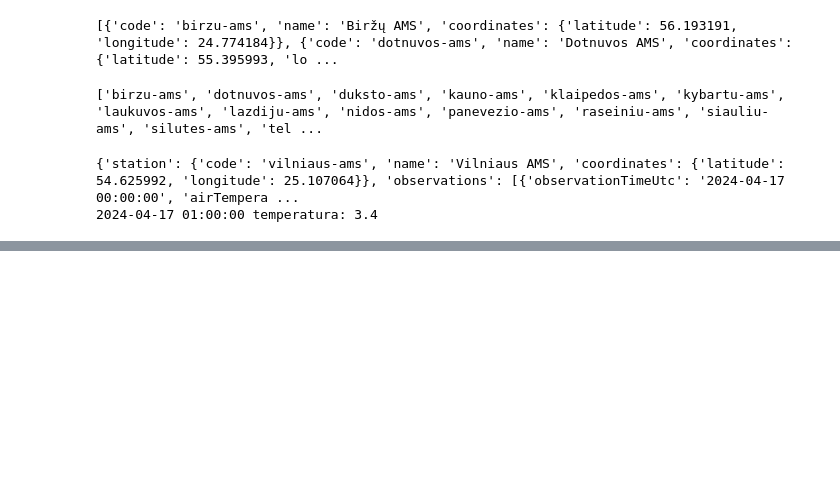
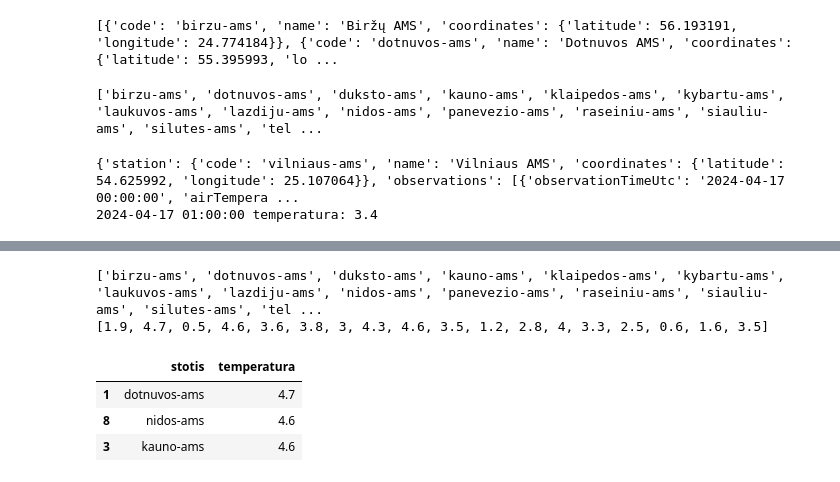
Before and after one commit to Sarunaskaz/JupiterNoteBooks, a Jupyter notebook: 21_boxplot.ipynb, the cells around one changed output, grey strips where cells are left out. Saved outputs shown, nothing was run; the diff lists cells and outputs as text; code cells hidden in the pictures; blank space fills up the shorter version.

```diff
--- a/21_boxplot.ipynb
+++ b/21_boxplot.ipynb
@@ -211,15 +211,14 @@ print(Nsar_v2[1], f'temperatura: {temp[1]}')
 {'station': {'code': 'vilniaus-ams', 'name': 'Vilniaus AMS', 'coordinates': {'latitude': 54.625992, 'longitude': 25.107064}}, 'observations': [{'observationTimeUtc': '2024-04-17 00:00:00', 'airTempera ...
 2024-04-17 01:00:00 temperatura: 3.4
 # %%
+#atrinkiti visų stočių užfiksuotą temperatūrą 00:00:00 laiku, šiai dienai
 stotys_pavienes = [x['code'] for x in stations]
 stotys = []
-
 for x in stations:
-    stotys.append(f'http://api.meteo.lt/v1/stations/{x['code']}/observations/2024-04-17')
-
-temp_visi = [] # oro temp [1]
+    stotys.append(f'http://api.meteo.lt/v1/stations/{x['code']}/observations/2024-04-18')
+# temp_visi = [] # oro temp [1]
 for x in stotys:
     response = rq.get(x)
     stations_temp = response.json()
-    print(f'Miestas: {stations_temp['station']['name']}. Laikas ir Data: {stations_temp['observations'][0]['observationTimeUtc']}. Temperatura: {stations_temp['observations'][0]['airTemperature']}')
+    print(f'Miesto kodas: {stations_temp['station']['name']}. Laikas ir Data: {stations_temp['observations'][0]['observationTimeUtc']}. Temperatura: {stations_temp['observations'][0]['airTemperature']}')
 # %% [output]
@@ -245,0 +243,31 @@ Miestas: Vilniaus AMS. Laikas ir Data: 2024-04-17 00:00:00. Temperatura: 3.4
+# %%
+# Remigijaus sprend
+
+stotys = []
+for e in stations:
+    stotys.append(e['code'])
+print(stotys)
+
+visosTemp = []
+for stotis in stotys:
+    url = f'https://api.meteo.lt/v1/stations/{stotis}/observations/2024-04-18'
+    response = rq.get(url)
+    temp = response.json()
+    sar = temp["observations"][0]["airTemperature"]
+    visosTemp.append(sar)
+print(visosTemp)
+# %% [output]
+['birzu-ams', 'dotnuvos-ams', 'duksto-ams', 'kauno-ams', 'klaipedos-ams', 'kybartu-ams', 'laukuvos-ams', 'lazdiju-ams', 'nidos-ams', 'panevezio-ams', 'raseiniu-ams', 'siauliu-ams', 'silutes-ams', 'tel ...
+[1.9, 4.7, 0.5, 4.6, 3.6, 3.8, 3, 4.3, 4.6, 3.5, 1.2, 2.8, 4, 3.3, 2.5, 0.6, 1.6, 3.5]
+# %%
+#rasti 3 meteo stotis, kuriose fiksuota temperatūra 00:00 laiku buvo didžiausia:
+# surinkti į sąrašą fiksuotas temperatūras šiandien, 00:00:00 laiku
+df = pd.DataFrame() # sukuriamas tuscias data frame
+df['stotis'] = stotys
+df['temperatura'] = visosTemp
+df.sort_values(by='temperatura', ascending=False).head(3)
+# %% [output]
+|  | stotis | temperatura |
+| 1 | dotnuvos-ams | 4.7 |
+| 8 | nidos-ams | 4.6 |
+| 3 | kauno-ams | 4.6 |
```
Also changed, not shown: parts of 3 cells of this notebook, 1 other file.
